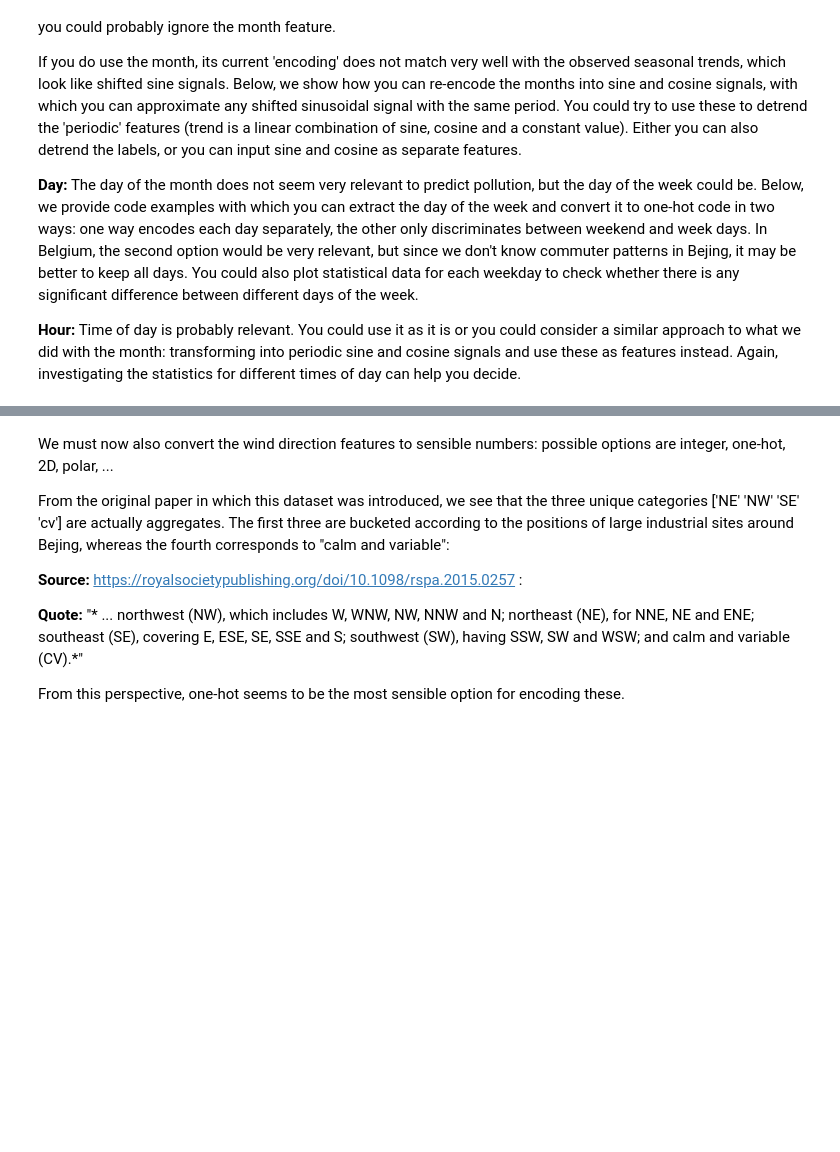
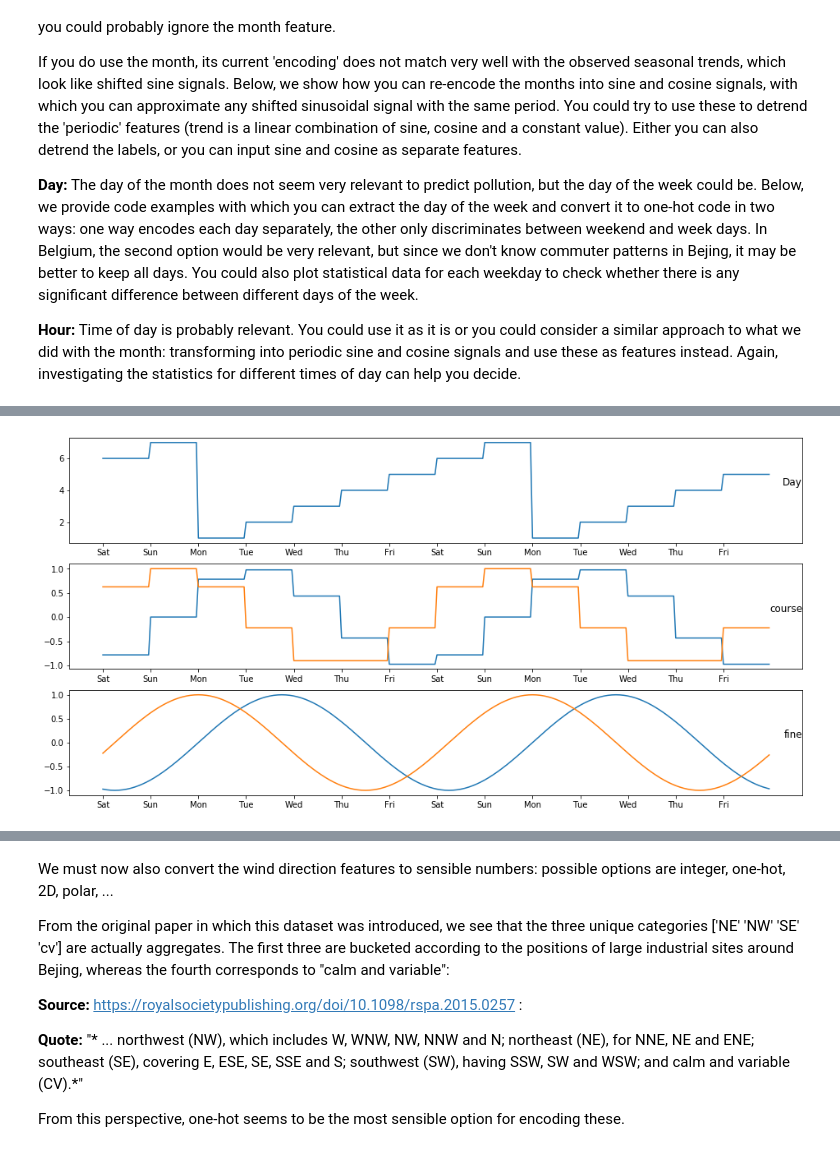
Before and after one commit to gartangh/Deep-Learning-Labs, a Jupyter notebook: Lab 4/Third_graded_assignment_data_preprocessing.ipynb, the cells around one changed output, grey strips where cells are left out. Saved outputs shown, nothing was run; the diff lists cells and outputs as text; code cells hidden in the pictures; blank space fills up the shorter version.

```diff
--- a/Lab 4/Third_graded_assignment_data_preprocessing.ipynb
+++ b/Lab 4/Third_graded_assignment_data_preprocessing.ipynb
@@ -194,0 +259,33 @@ plt.show()
+# %%
+# Translating periodic discrete features into sines and cosines
+day_of_weekp = day_of_week*2.0*np.pi/7.0
+day_of_week_sin = np.sin(np.array(day_of_weekp,dtype=np.float64))
+day_of_week_cos = np.cos(np.array(day_of_weekp,dtype=np.float64))
+
+# check for 2 weeks
+plt.figure(figsize=(16,8))
+plt.subplot(3,1,1)
+plt.plot(day_of_week[:168*2])
+plt.title('Day', y=0.5, loc='right')
+plt.xticks(np.arange(168*2, step=24), ('Sat', 'Sun', 'Mon', 'Tue', 'Wed', 'Thu', 'Fri', 'Sat', 'Sun', 'Mon', 'Tue', 'Wed', 'Thu', 'Fri'))
+plt.subplot(3,1,2)
+plt.plot(day_of_week_sin[:168*2])
+plt.plot(day_of_week_cos[:168*2])
+plt.title('course', y=0.5, loc='right')
+plt.xticks(np.arange(168*2, step=24), ('Sat', 'Sun', 'Mon', 'Tue', 'Wed', 'Thu', 'Fri', 'Sat', 'Sun', 'Mon', 'Tue', 'Wed', 'Thu', 'Fri'))
+
+# We see that the transformed month curves are not very smooth. In fact, it is probably better to ignore the day of week
+# altogether and just use the hour-of-the-week index to generate the periodic features
+hour_of_weekp = hour_of_week*2.0*np.pi/168
+hour_of_week_sin = np.sin(np.array(hour_of_weekp,dtype=np.float64))
+hour_of_week_cos = np.cos(np.array(hour_of_weekp,dtype=np.float64))
+
+# check for 2 weeks
+plt.subplot(3,1,3)
+plt.plot(hour_of_week_sin[:168*2])
+plt.plot(hour_of_week_cos[:168*2])
+plt.title('fine', y=0.5, loc='right')
+plt.xticks(np.arange(168*2, step=24), ('Sat', 'Sun', 'Mon', 'Tue', 'Wed', 'Thu', 'Fri', 'Sat', 'Sun', 'Mon', 'Tue', 'Wed', 'Thu', 'Fri'))
+plt.show()
+# %% [output]
+[figure, added]
```
Also changed, not shown: parts of 12 cells of this notebook, 8 other files.
